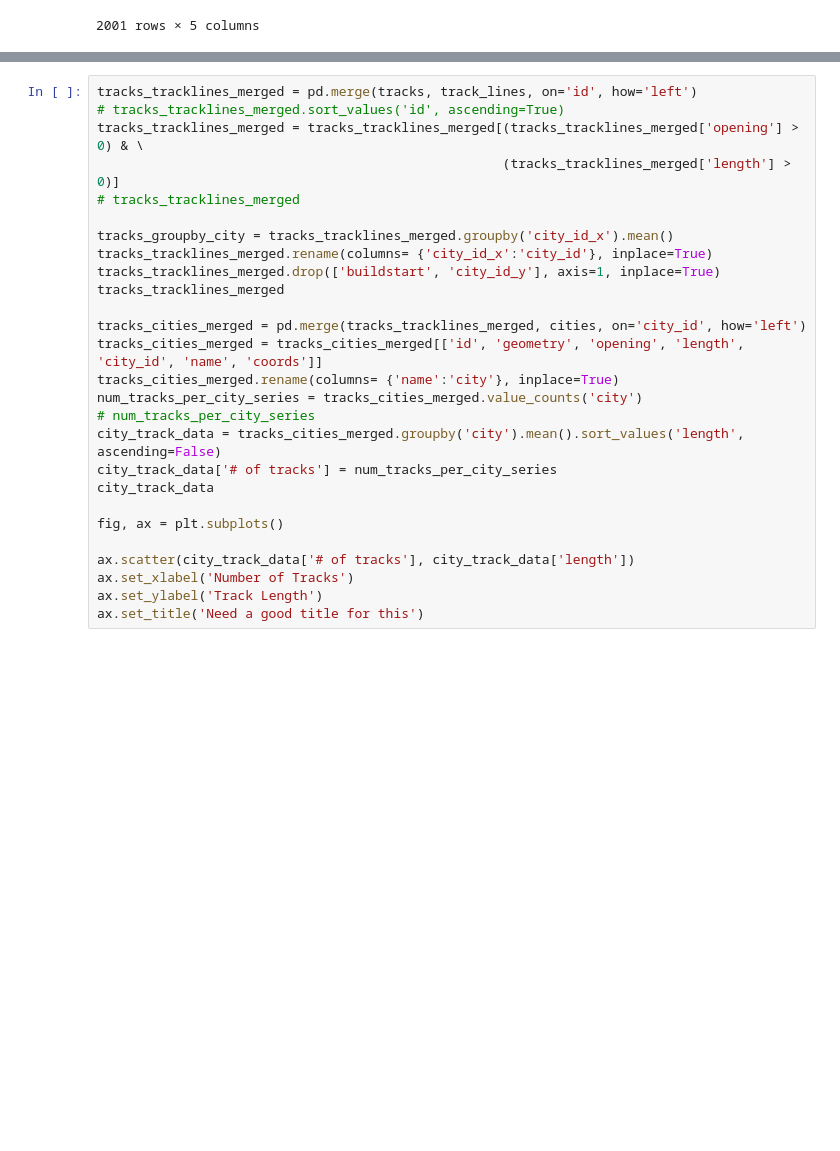
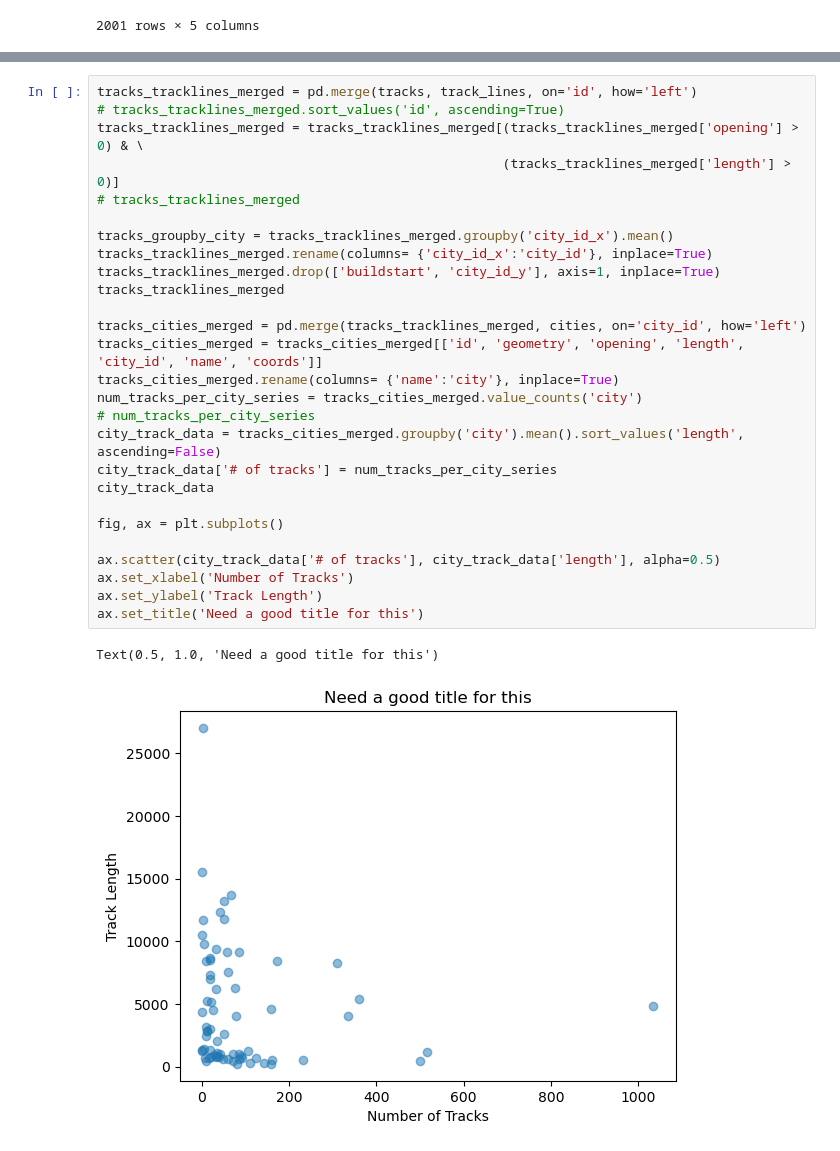
Before and after one commit to JaimeVRodriguez/transit_systems_of_word_eda, a Jupyter notebook: notebooks/testing.ipynb, the cells around one changed output, grey strips where cells are left out. Cells and saved outputs as stored; diff of their text form; blank space fills up the shorter version.

```diff
--- a/notebooks/testing.ipynb
+++ b/notebooks/testing.ipynb
@@ -336,27 +335,30 @@ map_us
 # %%
 tracks_tracklines_merged = pd.merge(tracks, track_lines, on='id', how='left')
 # tracks_tracklines_merged.sort_values('id', ascending=True)
 tracks_tracklines_merged = tracks_tracklines_merged[(tracks_tracklines_merged['opening'] > 0) & \
                                                     (tracks_tracklines_merged['length'] > 0)]
 # tracks_tracklines_merged
 
 tracks_groupby_city = tracks_tracklines_merged.groupby('city_id_x').mean()
 tracks_tracklines_merged.rename(columns= {'city_id_x':'city_id'}, inplace=True)
 tracks_tracklines_merged.drop(['buildstart', 'city_id_y'], axis=1, inplace=True)
 tracks_tracklines_merged
 
 tracks_cities_merged = pd.merge(tracks_tracklines_merged, cities, on='city_id', how='left')
 tracks_cities_merged = tracks_cities_merged[['id', 'geometry', 'opening', 'length', 'city_id', 'name', 'coords']]
 tracks_cities_merged.rename(columns= {'name':'city'}, inplace=True)
 num_tracks_per_city_series = tracks_cities_merged.value_counts('city')
 # num_tracks_per_city_series
 city_track_data = tracks_cities_merged.groupby('city').mean().sort_values('length', ascending=False)
 city_track_data['# of tracks'] = num_tracks_per_city_series
 city_track_data
 
 fig, ax = plt.subplots()
 
-ax.scatter(city_track_data['# of tracks'], city_track_data['length'])
+ax.scatter(city_track_data['# of tracks'], city_track_data['length'], alpha=0.5)
 ax.set_xlabel('Number of Tracks')
 ax.set_ylabel('Track Length')
 ax.set_title('Need a good title for this')
+# %% [output]
+Text(0.5, 1.0, 'Need a good title for this')
+[figure, added]
```
Also changed, not shown: parts of 6 cells of this notebook.
